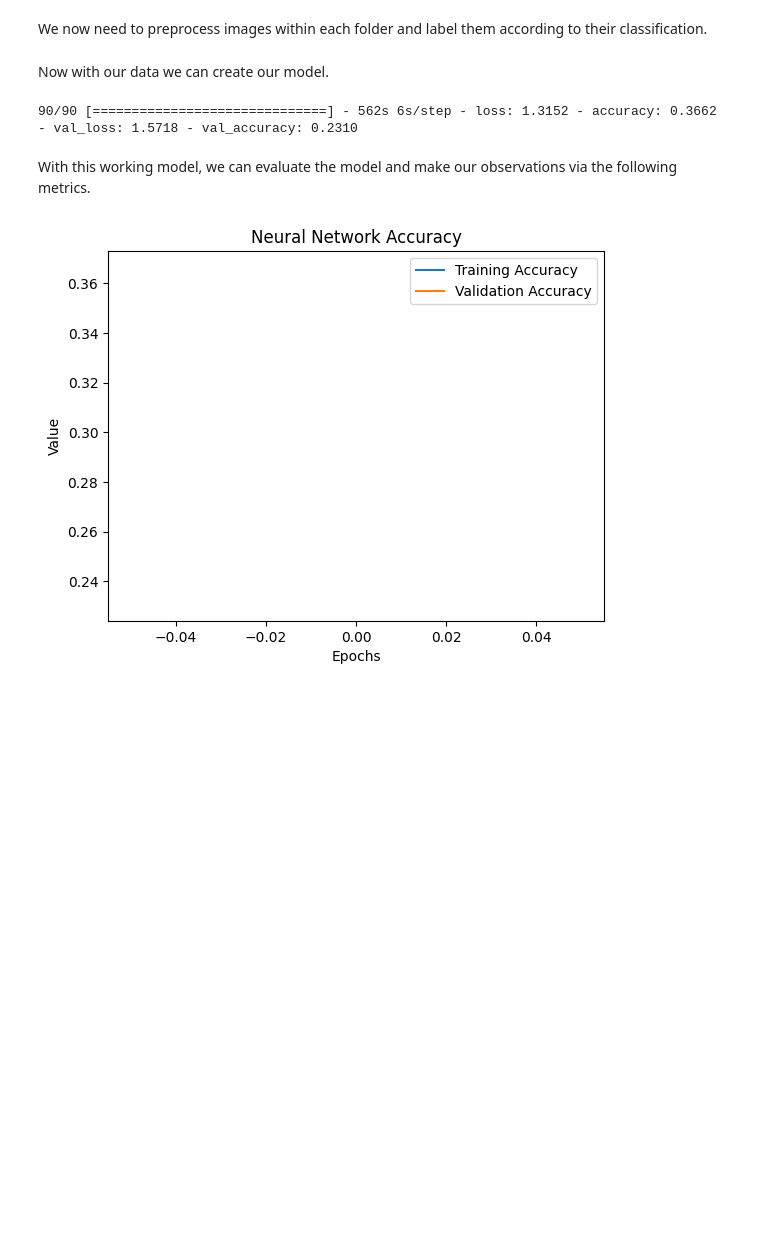
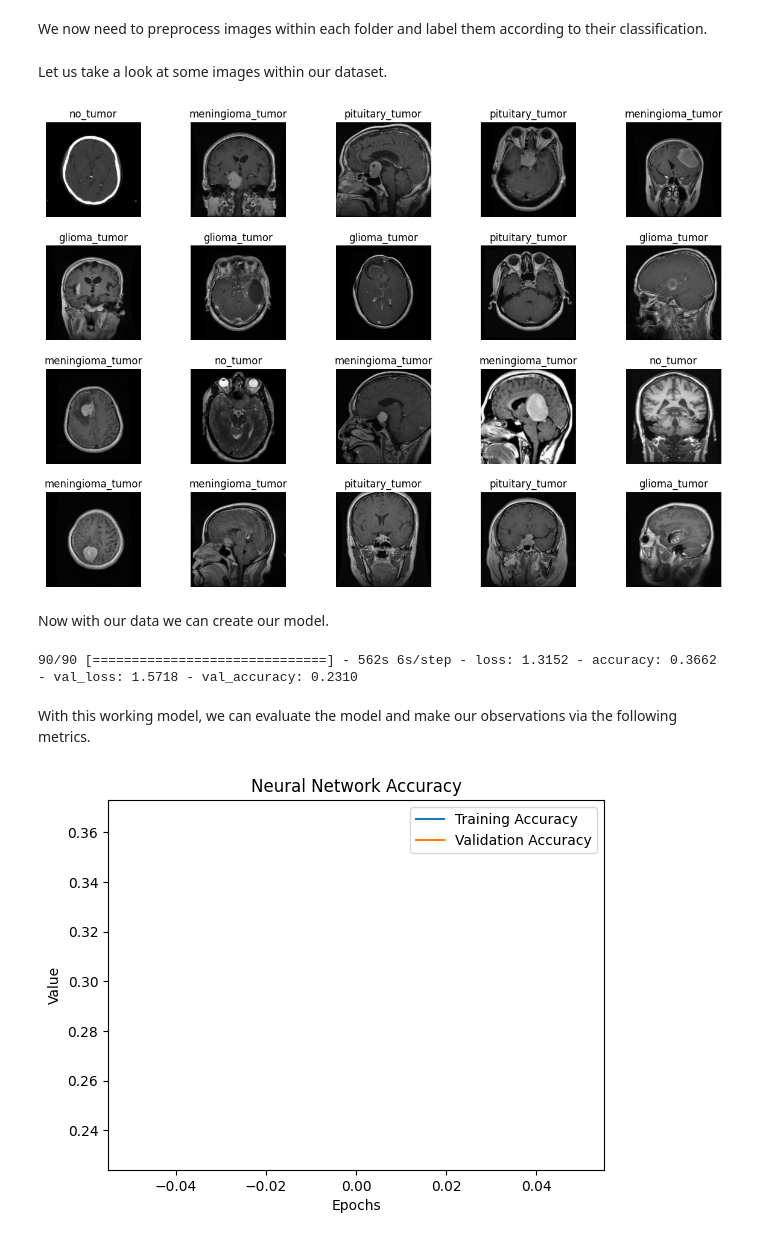
Before and after one commit to nzajk/brain-scan-classification, a Jupyter notebook: model.ipynb, the cells around one changed output. Saved outputs shown, nothing was run; the diff lists cells and outputs as text; code cells hidden in the pictures; blank space fills up the shorter version.

```diff
--- a/model.ipynb
+++ b/model.ipynb
@@ -69,6 +69,20 @@ def load_data(dataset_path):
 # %%
 x_train, y_train = load_data(train_dataset)
 x_test, y_test = load_data(test_dataset)
+# %% [markdown]
+Let us take a look at some images within our dataset.
+# %%
+fig, axes = plt.subplots(4, 5, figsize=(15, 10))
+axes = axes.ravel()
+for i in range(0, 20):
+    index = np.random.randint(0, len(x_train))
+    axes[i].imshow(x_train[index], cmap='gray')
+    axes[i].set_title(decode[y_train[index]])
+    axes[i].axis('off')
+plt.subplots_adjust(hspace=0.3)
+plt.show()
+# %% [output]
+[figure, added]
 # %% [markdown]
 Now with our data we can create our model.
 # %%
```
